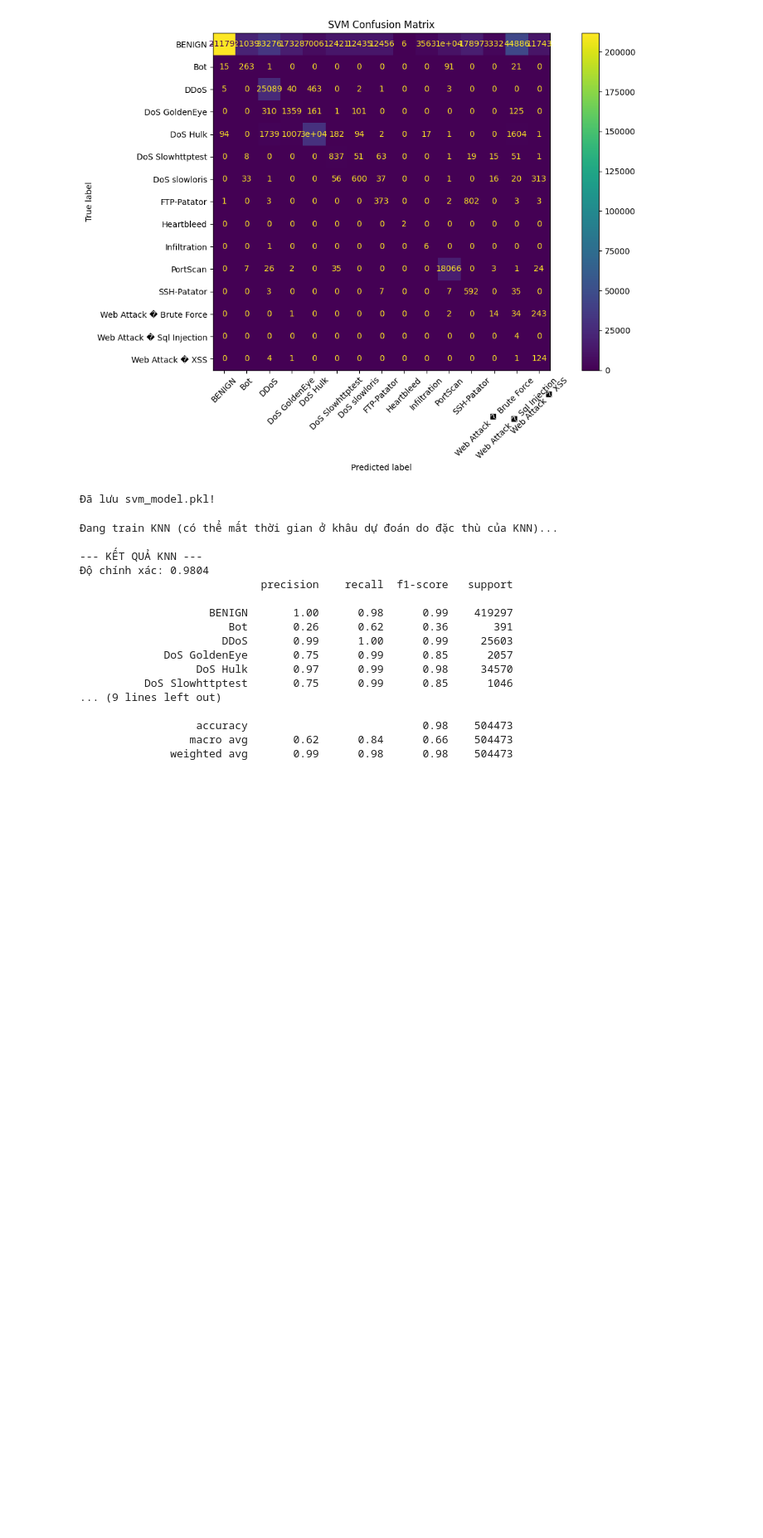
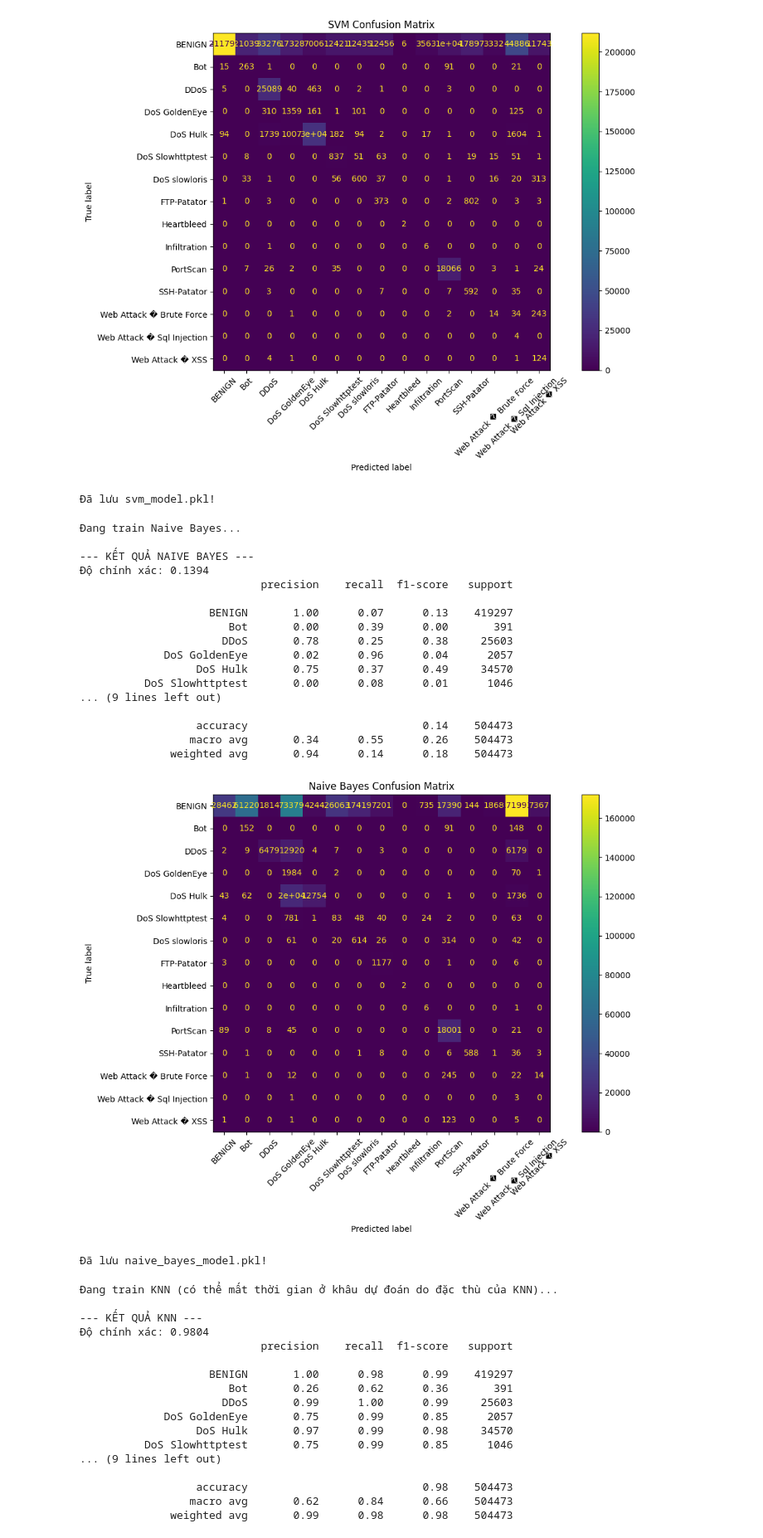
Before and after one commit to Tad1232005/Network-Intrusion-Detection-ML, a Jupyter notebook: notebooks/main.ipynb, the cells around one changed output. Shown at 83% size. Saved outputs shown, nothing was run; the diff lists cells and outputs as text; code cells hidden in the pictures; blank space fills up the shorter version.

Commit message:
Update 2.4 2.5(Naive Bayes)

```diff
--- a/notebooks/main.ipynb
+++ b/notebooks/main.ipynb
@@ -435,6 +433,66 @@ print("Đã lưu svm_model.pkl!")
               weighted avg       0.93      0.57      0.67    504473
 [figure]
 Đã lưu svm_model.pkl!
+# %%
+# ==========================================
+# LE KIM BUU (TASK 2.5)
+# NAIVE BAYES
+# ==========================================
+
+from sklearn.naive_bayes import GaussianNB
+from sklearn.metrics import classification_report, confusion_matrix, ConfusionMatrixDisplay
+import matplotlib.pyplot as plt
+import joblib
+
+# Load data đã xử lý từ 2.4
+X_train, X_test, y_train, y_test = joblib.load('../models/processed_data.pkl')
+le = joblib.load('../models/label_encoder.pkl')
+
+# Train Naive Bayes
+print("Đang train Naive Bayes...")
+model_nb = GaussianNB()
+model_nb.fit(X_train, y_train)
+
+# Đánh giá
+y_pred = model_nb.predict(X_test)
+accuracy = model_nb.score(X_test, y_test)
+
+print(f"\n--- KẾT QUẢ NAIVE BAYES ---")
+print(f"Độ chính xác: {accuracy:.4f}")
+print(classification_report(y_test, y_pred, target_names=le.classes_))
+
+# Confusion Matrix
+cm = confusion_matrix(y_test, y_pred)
+disp = ConfusionMatrixDisplay(confusion_matrix=cm, display_labels=le.classes_)
+fig, ax = plt.subplots(figsize=(12, 8))
+disp.plot(ax=ax, xticks_rotation=45)
+plt.title("Naive Bayes Confusion Matrix")
+plt.tight_layout()
+plt.show()
+
+# Lưu model
+joblib.dump(model_nb, '../models/naive_bayes_model.pkl')
+print("Đã lưu naive_bayes_model.pkl!")
+# %% [output]
+Đang train Naive Bayes...
+
+--- KẾT QUẢ NAIVE BAYES ---
+Độ chính xác: 0.1394
+                            precision    recall  f1-score   support
+
+                    BENIGN       1.00      0.07      0.13    419297
+                       Bot       0.00      0.39      0.00       391
+                      DDoS       0.78      0.25      0.38     25603
+             DoS GoldenEye       0.02      0.96      0.04      2057
+                  DoS Hulk       0.75      0.37      0.49     34570
+          DoS Slowhttptest       0.00      0.08      0.01      1046
+... (9 lines left out)
+
+                  accuracy                           0.14    504473
+                 macro avg       0.34      0.55      0.26    504473
+              weighted avg       0.94      0.14      0.18    504473
+[figure, added]
+Đã lưu naive_bayes_model.pkl!
 # %%
 # ==========================================
 # NGUYỄN TRẦN MẠNH DŨNG
```
Also changed, not shown: parts of 6 cells of this notebook, 2 other files.
